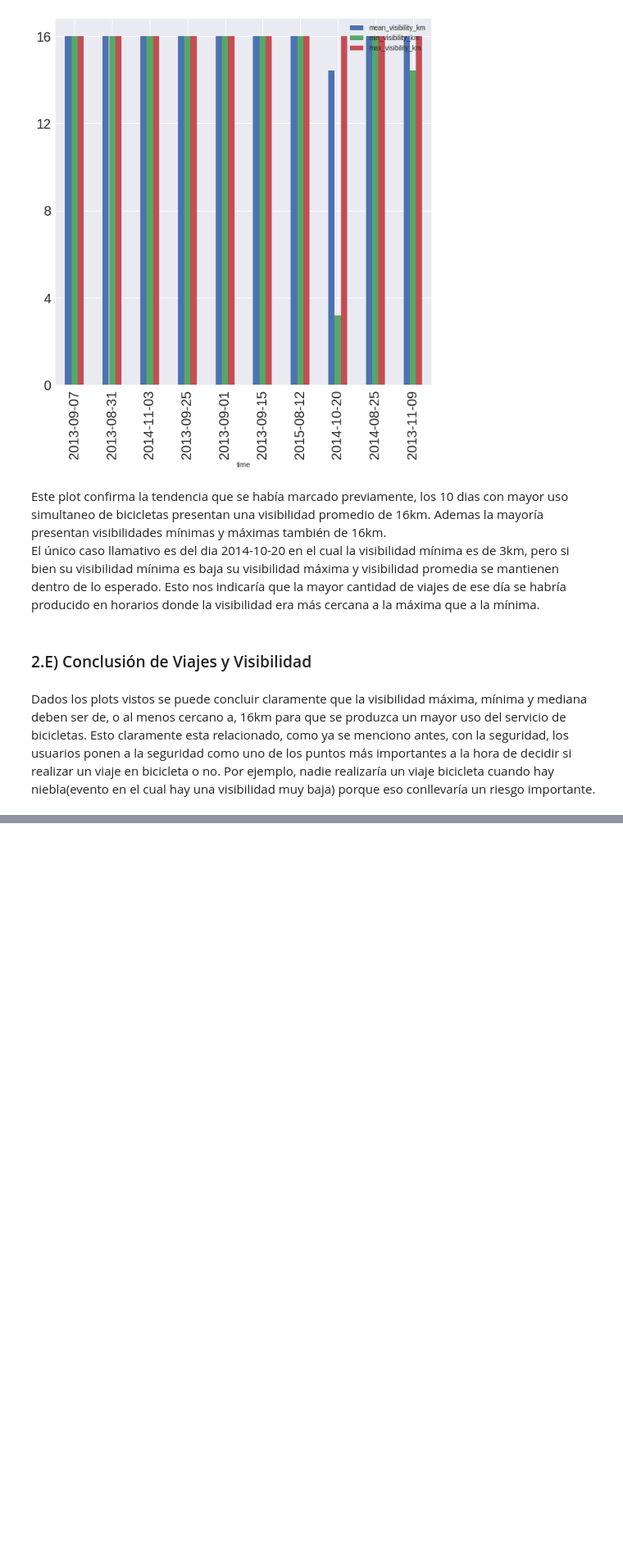
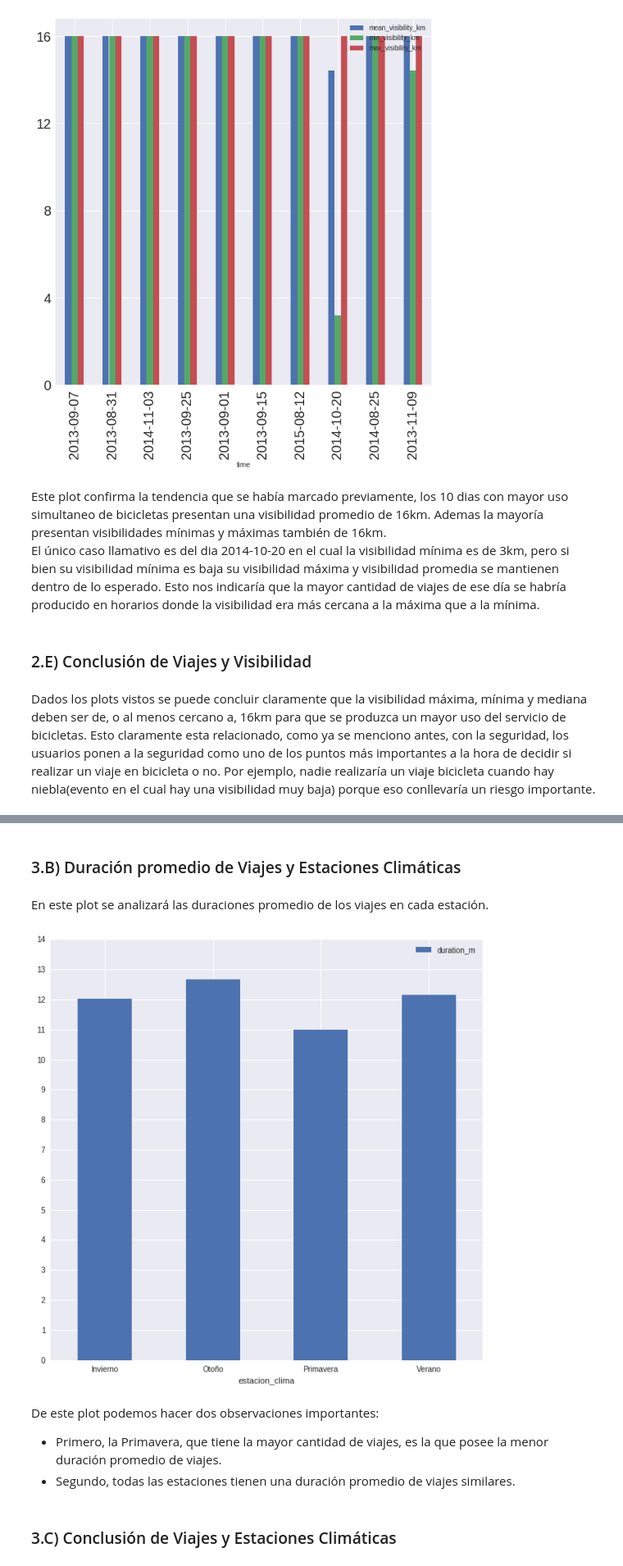
Before and after one commit to frisjon/tp1, a Jupyter notebook: notebooks/viajes_clima.ipynb, the cells around one changed output, grey strips where cells are left out. Shown: that part at 82% size. Cells and saved outputs as stored; diff of their text form; code cells hidden in the pictures; blank space fills up the shorter version.

```diff
--- a/notebooks/viajes_clima.ipynb
+++ b/notebooks/viajes_clima.ipynb
@@ -205,0 +243,18 @@ Dados los plots vistos se puede concluir claramente que la visibilidad máxima,
+# %% [markdown]
+### 3.B) Duración promedio de Viajes y Estaciones Climáticas
+# %% [markdown]
+En este plot se analizará las duraciones promedio de los viajes en cada estación.
+# %%
+grouped_season = joined[['estacion_clima', 'duration_m']].groupby('estacion_clima')\
+.aggregate('mean')
+# %%
+grouped_season.plot.bar(figsize=(10,10), rot=0);
+plt.yticks(range(0,15,1));
+# %% [output]
+[figure, added]
+# %% [markdown]
+De este plot podemos hacer dos observaciones importantes:
+* Primero, la Primavera, que tiene la mayor cantidad de viajes, es la que posee la menor duración promedio de viajes.
+* Segundo, todas las estaciones tienen una duración promedio de viajes similares.
+# %% [markdown]
+### 3.C) Conclusión de Viajes y Estaciones Climáticas
```
Also changed, not shown: parts of 10 cells of this notebook.
